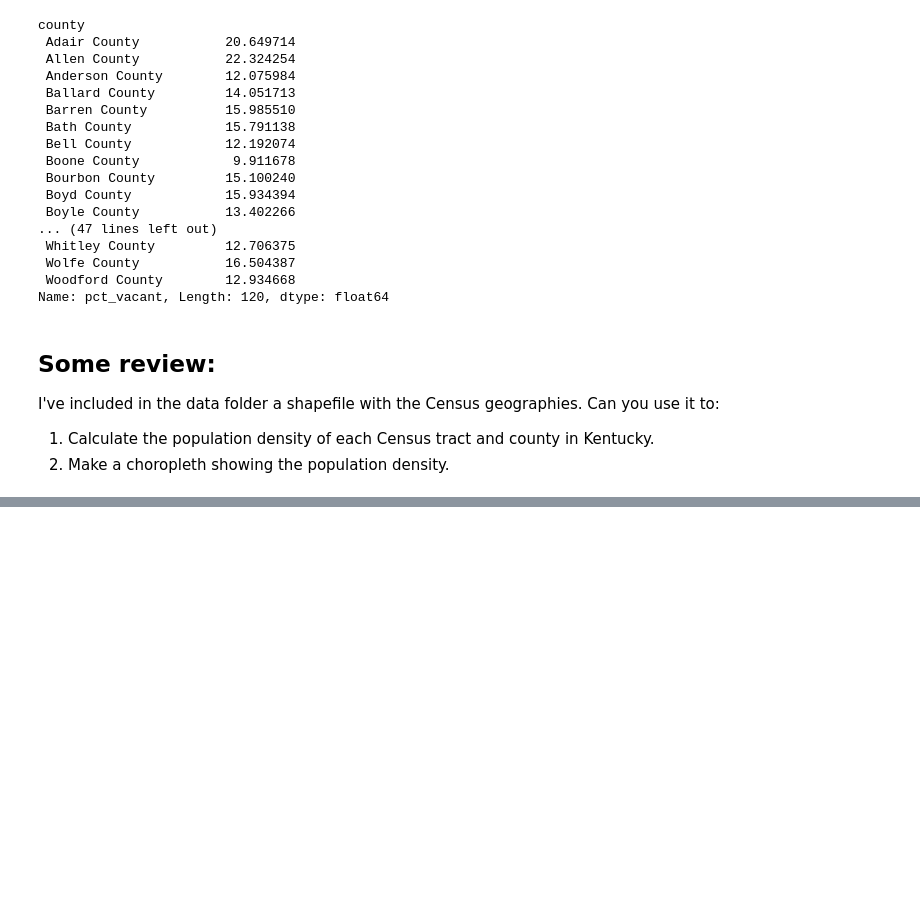
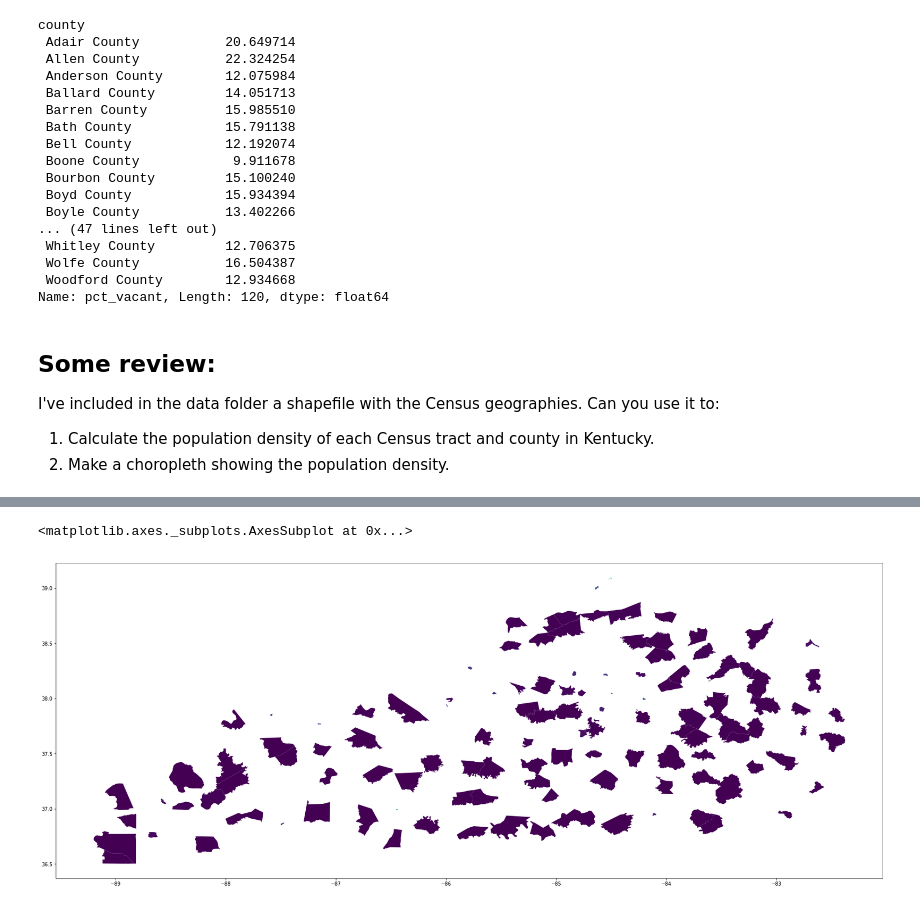
Before and after one commit to rianatanzen068/ce599, a Jupyter notebook: 11-Grouping/groupby.ipynb, the cells around one changed output, grey strips where cells are left out. Cells and saved outputs as stored; diff of their text form; code cells hidden in the pictures; blank space fills up the shorter version.

```diff
--- a/11-Grouping/groupby.ipynb
+++ b/11-Grouping/groupby.ipynb
@@ -626,0 +825,8 @@ I've included in the data folder a shapefile with the Census geographies.  Can y
+# %%
+crs = {'init': 'epsg:4326'}
+gdf = gp.GeoDataFrame(all_data, crs=crs, geometry=all_data2['geometry'])
+# %%
+gdf.plot(column='tract_density',figsize=(30, 30))
+# %% [output]
+<matplotlib.axes._subplots.AxesSubplot at 0x...>
+[figure, added]
```
Also changed, not shown: parts of 19 cells of this notebook, 1 other file.
